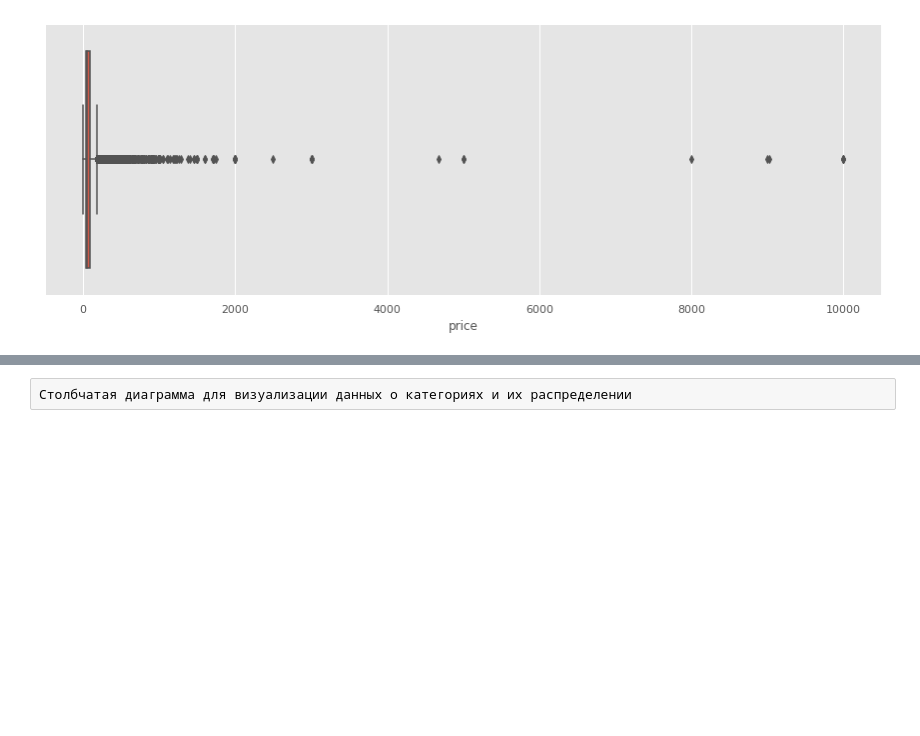
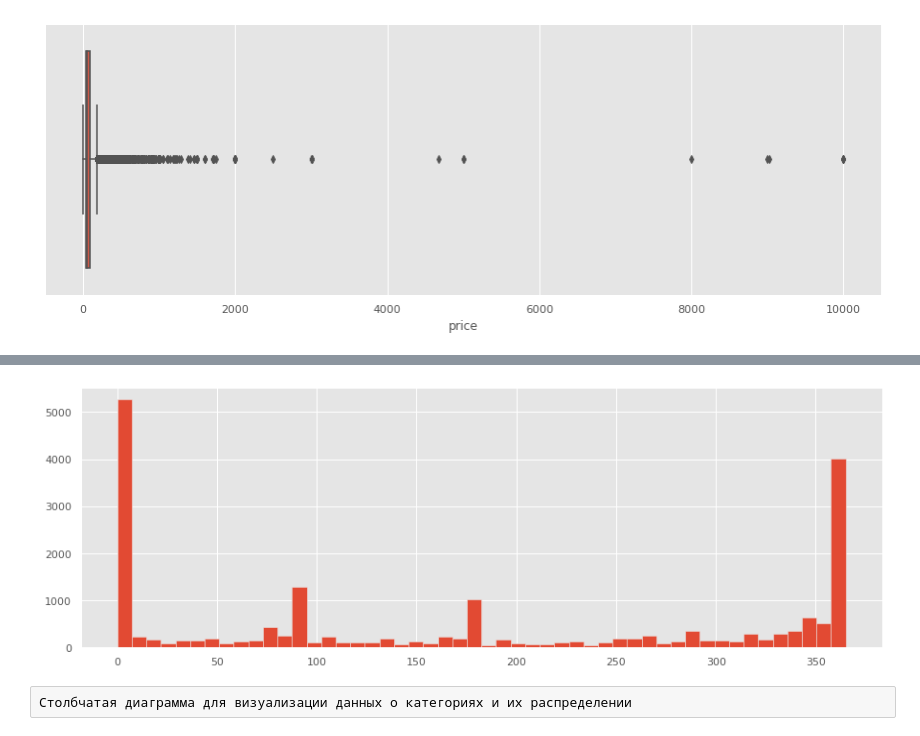
Before and after one commit to EkaterinaZernyukova/data_analysis, a Jupyter notebook: jupyter_notebook/barcelona_oct_2020.ipynb, the cells around one changed output, grey strips where cells are left out. Drawn from its saved outputs; the diff is of its cells as text; code cells hidden in the pictures; blank space fills up the shorter version.

```diff
--- a/jupyter_notebook/barcelona_oct_2020.ipynb
+++ b/jupyter_notebook/barcelona_oct_2020.ipynb
@@ -289,3 +268,7 @@ len(filtered_emissions) / len(df) * 100
+# %%
+df['availability_365'].hist(bins=50);
+# %% [output]
+[figure, added]
 # %% [raw]
 Столбчатая диаграмма для визуализации данных о категориях и их распределении
 # %%
```
Also changed, not shown: parts of 36 cells of this notebook.
